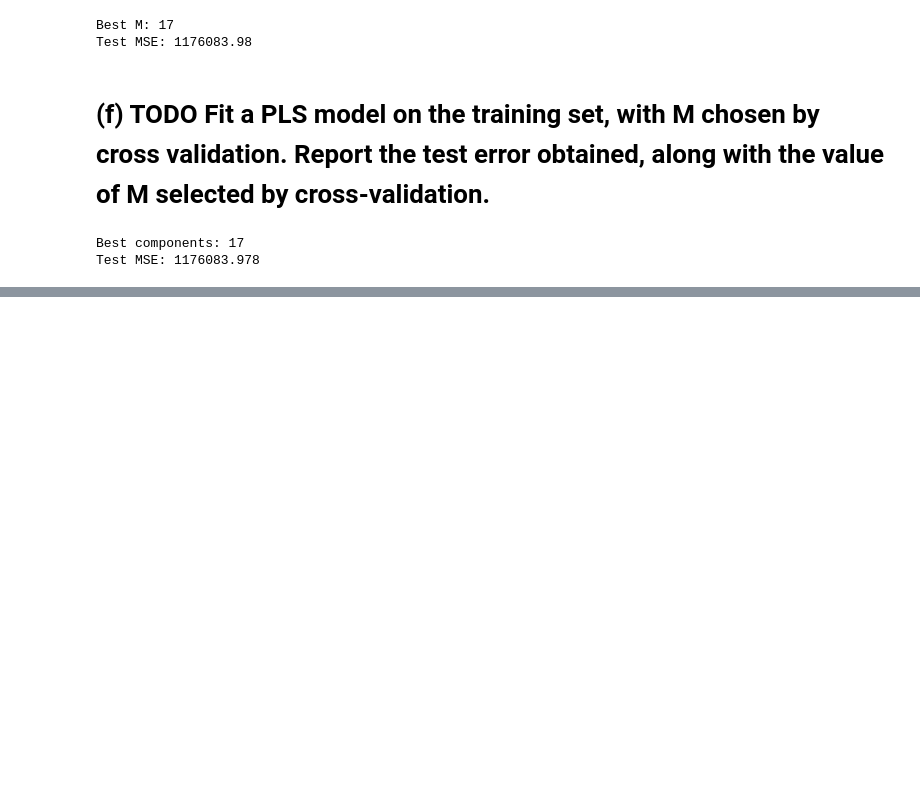
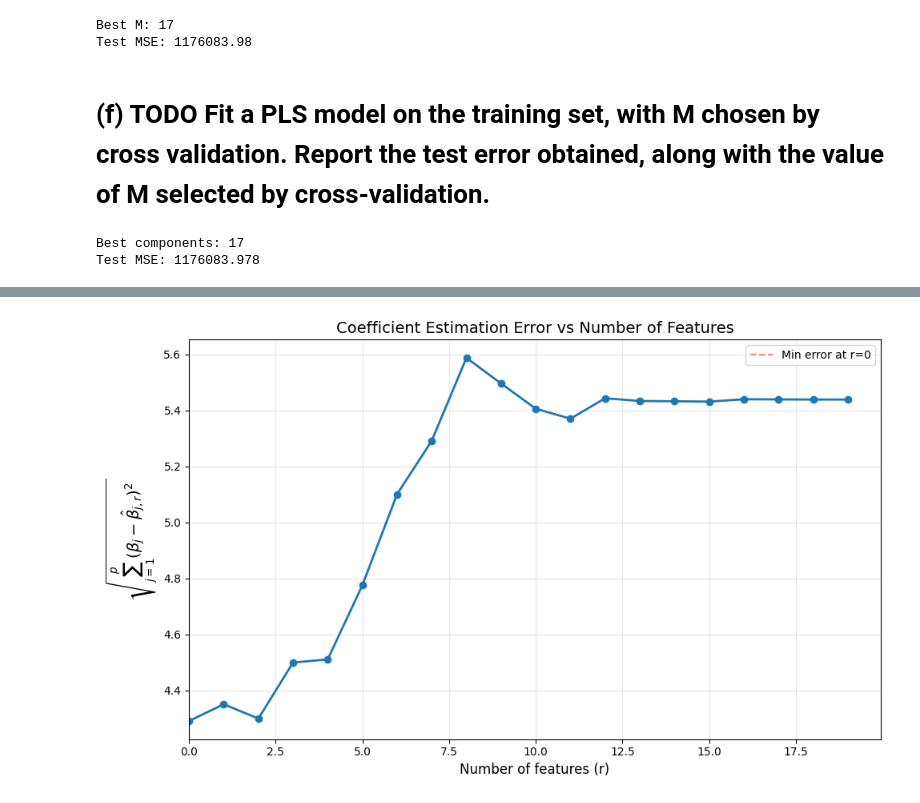
Before and after one commit to AshfordLee/Stanford_CS189, a Jupyter notebook: ISL_python/Ch6/Exercises6.ipynb, the cells around one changed output, grey strips where cells are left out. Drawn from its saved outputs; the diff is of its cells as text; code cells hidden in the pictures; blank space fills up the shorter version.

```diff
--- a/ISL_python/Ch6/Exercises6.ipynb
+++ b/ISL_python/Ch6/Exercises6.ipynb
@@ -1008,0 +1082,3 @@ Test MSE: 1176083.978
+# %%
+design=MS(X_train.columns).fit(X_train)
+X_design=design.transform(X_train)
@@ -1008,0 +1210,11 @@ Test MSE: 1176083.978
+# %%
+# 找到有 r 个特征（不包括 intercept）的模型
+r = 5
+
+for i, (state, model, results) in enumerate(full_path.models_):
+    num_features = len(state) - 1  # 减去 'intercept'
+    if num_features == r:
+        print(f"Found model at step {i + 1} with {r} features")
+        print(f"Selected: {state}")
+        print(f"Coefficients:\n{results.params}")
+        break
@@ -1008,0 +1233,76 @@ Test MSE: 1176083.978
+# %%
+# (g) 计算每个 r 值对应的系数估计误差
+# 计算 sqrt(sum((beta_j - beta_hat_jr)^2)) 对于每个 r
+
+# 获取特征列名（假设是 x1, x2, ..., x20）
+# 需要根据你的实际数据调整
+feature_names = [f'x{i}' for i in range(1, p+1)]  # 或者使用 X_train.columns
+
+# 存储每个 r 值对应的误差
+r_values = []
+errors = []
+
+# 遍历所有模型
+for i, (state, model, results) in enumerate(full_path.models_):
+    # state 是 Feature 对象的元组，每个 Feature 有 name 属性
+    # 计算特征数量（不包括 intercept）
+    num_features = len(state) - 1  # 减去 intercept
+
+    if num_features < 0:  # 跳过无效状态
+        continue
+
+    # 初始化完整的系数向量（长度为 p）
+    beta_hat_r = np.zeros(p)
+
+    # 从 results.params 中提取系数
+    params = results.params
+
+    # 遍历 state 中的每个 Feature，提取系数
+    for feat in state:
+        if hasattr(feat, 'name') and feat.name != 'intercept':
+            # 从特征名提取索引，例如 'x10' -> 9 (因为索引从0开始)
+            try:
+                # 提取数字部分
+                feat_num = int(feat.name.replace('x', ''))
+                # 转换为索引（x1 -> 0, x2 -> 1, ..., x20 -> 19）
+                idx = feat_num - 1
+                if 0 <= idx < p:
+                    beta_hat_r[idx] = params[feat.name]
+            except (ValueError, KeyError):
+                # 如果无法解析特征名或系数不存在，跳过
+                continue
+
+    # 计算误差：sqrt(sum((beta_j - beta_hat_jr)^2))
+    error = np.sqrt(np.sum((beta - beta_hat_r)**2))
+
+    r_values.append(num_features)
+    errors.append(error)
+
+# 转换为 numpy 数组以便绘图
+r_values = np.array(r_values)
+errors = np.array(errors)
+
+# 绘制图形
+fig, ax = subplots(figsize=(10, 6))
+ax.plot(r_values, errors, 'o-', linewidth=2, markersize=6)
+ax.set_xlabel('Number of features (r)', fontsize=12)
+ax.set_ylabel(r'$\sqrt{\sum_{j=1}^{p} (\beta_j - \hat{\beta}_{j,r})^2}$', fontsize=14)
+ax.set_title('Coefficient Estimation Error vs Number of Features', fontsize=14)
+ax.grid(True, alpha=0.3)
+ax.set_xlim(left=0)
+
+# 找到最小误差对应的 r
+min_idx = np.argmin(errors)
+min_r = r_values[min_idx]
+min_error = errors[min_idx]
+ax.axvline(x=min_r, color='r', linestyle='--', alpha=0.5, label=f'Min error at r={min_r}')
+ax.legend()
+
+plt.tight_layout()
+plt.show()
+
+# 打印一些统计信息
+print(f"Minimum error: {min_error:.4f} at r = {min_r}")
+print(f"Error at r=15 (true model size): {errors[r_values == 15][0] if 15 in r_values else 'N/A'}")
+# %% [output]
+[figure, added]
```
Also changed, not shown: parts of 93 cells of this notebook, 1 other file.
